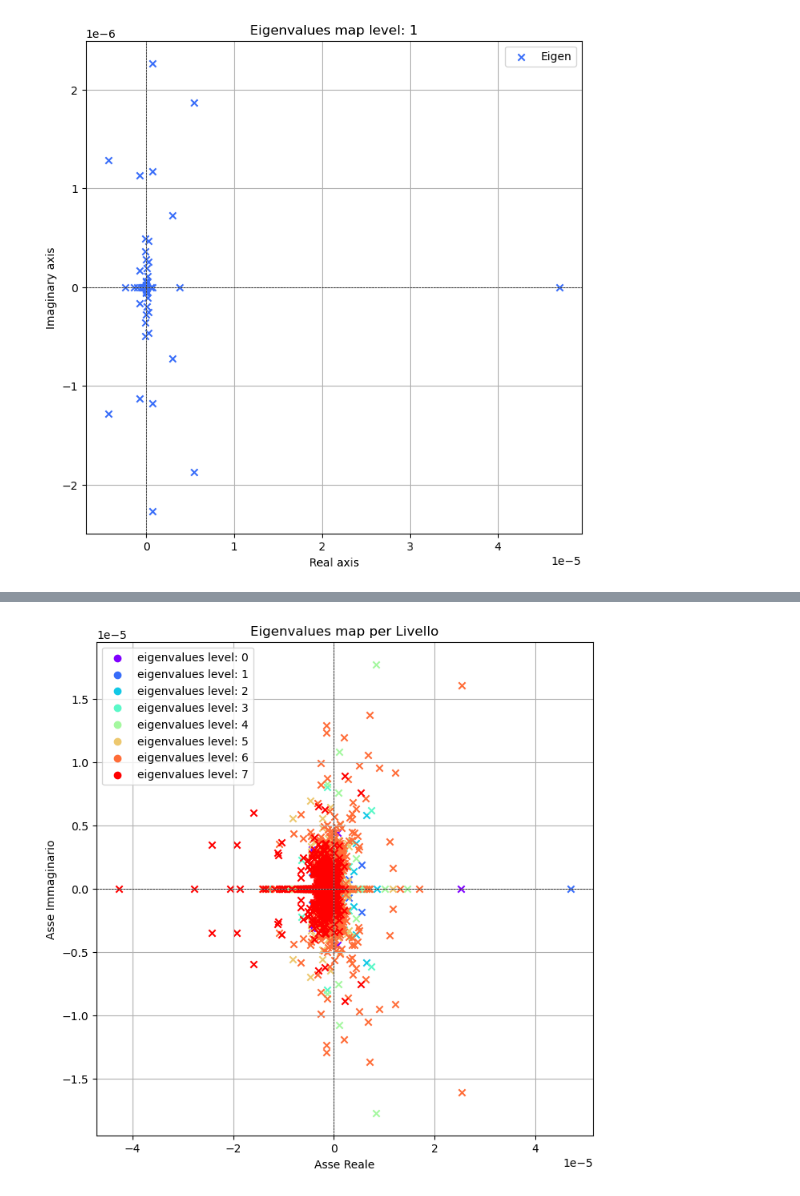
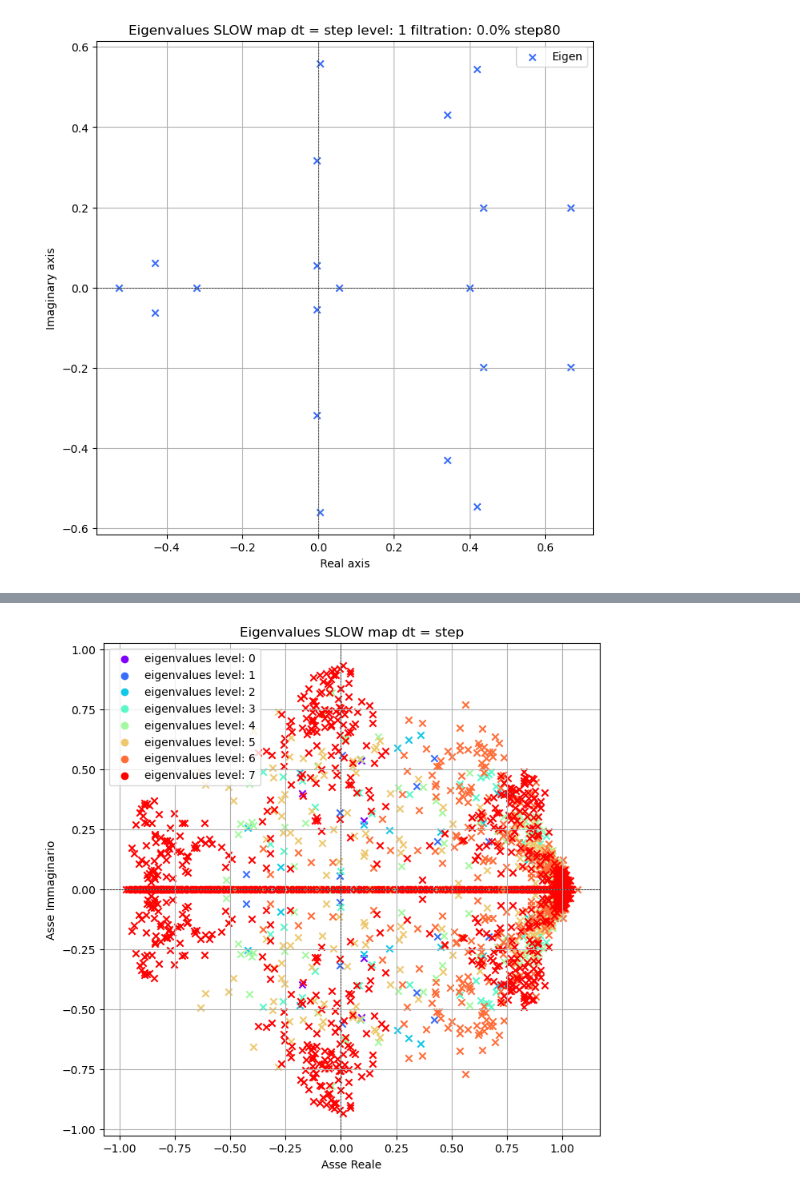
Before and after one commit to GabrieleRinaldi/Data-Driven-methods, a Jupyter notebook: mrdmdc_matlab_live.ipynb, the cells around one changed output, grey strips where cells are left out. Drawn from its saved outputs; the diff is of its cells as text; code cells hidden in the pictures.

```diff
--- a/mrdmdc_matlab_live.ipynb
+++ b/mrdmdc_matlab_live.ipynb
@@ -1221,29 +1325,32 @@ for level in range (0, 3):
 # %%
-'''andiamo a plottare gli autovalori di ogni livello SENZA LA RIMOZIONE DEGLI SLOW'''
+
+#plot of only eigenvalues SLOW with dt = step, each level in a single plot
 colors = plt.cm.rainbow(np.linspace(0, 1, iteration_level(nodes) + 1))
 for level in range (0, iteration_level(nodes) + 1):
     eigenvalues = []
+    filtration = []
     for node in nodes:
         if node.level == level:
-            #eigenvalues.extend(node.eigs / ( 2 * pi * node.step))
-            eigenvalues.extend(node.eigs)
+            eigenvalues.extend(node.mu_SLOW_step)
+            filtration.extend([node.percentage_of_filtration])
+            step = node.step
 
     real_part = np.real(eigenvalues)
     imag_part = np.imag(eigenvalues)
-    # Crea il grafico
+
+    percentage_of_filtration = sum(filtration) / len(filtration)
+
     plt.figure(figsize=(8, 8))
     plt.scatter(real_part, imag_part, marker='x', color=colors[level], label='Eigen')
 
     plt.axhline(0, color='black', linewidth=0.5, linestyle='--')
     plt.axvline(0, color='black', linewidth=0.5, linestyle='--')
 
-    # Imposta i titoli e la legenda
-    plt.title('Eigenvalues map level: ' + str(level))
+    plt.title('Eigenvalues SLOW map dt = step level: ' + str(level) + ' filtration: ' + str(percentage_of_filtration) + '%' + ' step' + str(step))
     plt.xlabel('Real axis')
     plt.ylabel('Imaginary axis')
     plt.legend()
 
-    # Mostra il grafico
     plt.grid(True)
     plt.show()
 
@@ -1252,12 +1359,10 @@ for level in range (0, iteration_level(nodes) + 1):
 
 
 
-'''plotto il grafico con tutti gli autovalori dei vari livelli con colori diversi SENZA LA RIMOZIONE DEGLI SLOW'''
 
-# Crea una lista di colori per ogni livello
+#plot of all eigenvalues SLOW with dt = step of all levels in a single plot
 colors = plt.cm.rainbow(np.linspace(0, 1, iteration_level(nodes) + 1))
 
-    # Crea il grafico con tutti gli autovalori
 plt.figure(figsize=(8, 8))
 
 for level in range(iteration_level(nodes) + 1):
@@ -1265,19 +1370,17 @@ for level in range(iteration_level(nodes) + 1):
     for node in nodes:
         if node.level == level:
             #plt.scatter(node.eigs.real / (2* pi * node.step), node.eigs.imag / (2 * pi * node.step), marker='x', color=colors[level])
-            plt.scatter(node.eigs.real, node.eigs.imag, marker='x', color=colors[level])
+            plt.scatter(node.mu_SLOW_step.real, node.mu_SLOW_step.imag, marker='x', color=colors[level])
 
 
 plt.axhline(0, color='black', linewidth=0.5, linestyle='--')
 plt.axvline(0, color='black', linewidth=0.5, linestyle='--')
 
-    # Imposta i titoli e la legenda
-plt.title('Eigenvalues map per Livello')
+plt.title('Eigenvalues SLOW map dt = step')
 plt.xlabel('Asse Reale')
 plt.ylabel('Asse Immaginario')
 plt.legend()
 
-    # Mostra il grafico
 plt.grid(True)
 plt.show()
 # %% [output]
@@ -1285 +1388 @@ plt.show()
-[figure, old version]
+[figure, new version]
@@ -1292,2 +1395,2 @@ plt.show()
-[figure, old version]
+[figure, new version]
 # %%
```
Also changed, not shown: parts of 12 cells of this notebook, 1 other file.
